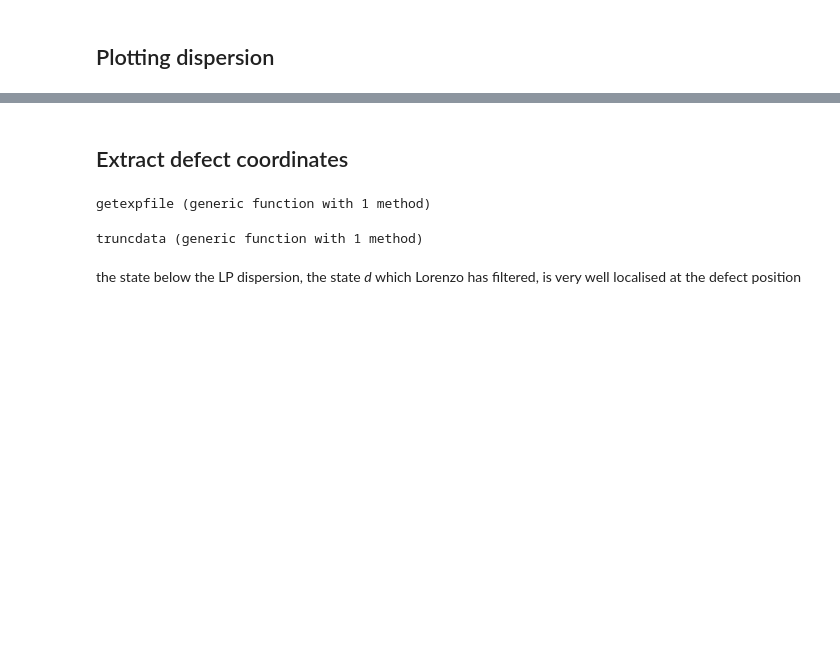
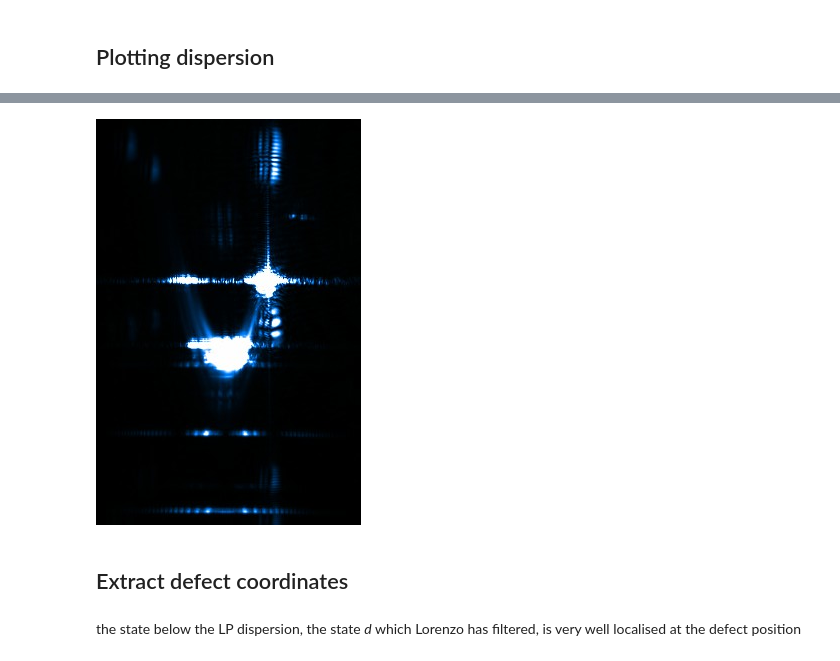
Before and after one commit to berceanu/notebooks, a Jupyter notebook: julia/april/fitting.ipynb, the cells around one changed output, grey strips where cells are left out. Cells and saved outputs as stored; diff of their text form; code cells hidden in the pictures; blank space fills up the shorter version.

```diff
--- a/julia/april/fitting.ipynb
+++ b/julia/april/fitting.ipynb
@@ -155,27 +153,7 @@ ax[:set_ylabel](L"$\epsilon[eV]$")
 PyObject <matplotlib.text.Text object at 0x...>
 # %%
-#spectrum = Images.imread("spectrum.png")
+spectrum = Images.imread("spectrum.png")
+# %% [output]
+[figure, added]
 # %% [markdown]
 ## Extract defect coordinates
-# %%
-# reading and rescaling experimental data
-function getexpfile(filename::ASCIIString)
-    m = readdlm(filename, '\t', Float64, '\n')
-    (mmin, mmax) = extrema(m)
-    m = m .- mmin
-    m[m .< 0.] = 0.
-    m *= 255.0/(mmax - mmin)
-    m[m .> 255.] = 255.
-    return m
-end
-# %% [output]
-getexpfile (generic function with 1 method)
-# %%
-# truncating experimental data
-function truncdata(m::Matrix{Float64}; cmin=0., cmax=255.)
-    m[m .> cmax] = cmax
-    m[m .< cmin] = cmin
-    return m
-end
-# %% [output]
-truncdata (generic function with 1 method)
```
Also changed, not shown: parts of 43 cells of this notebook, 10 other files.
